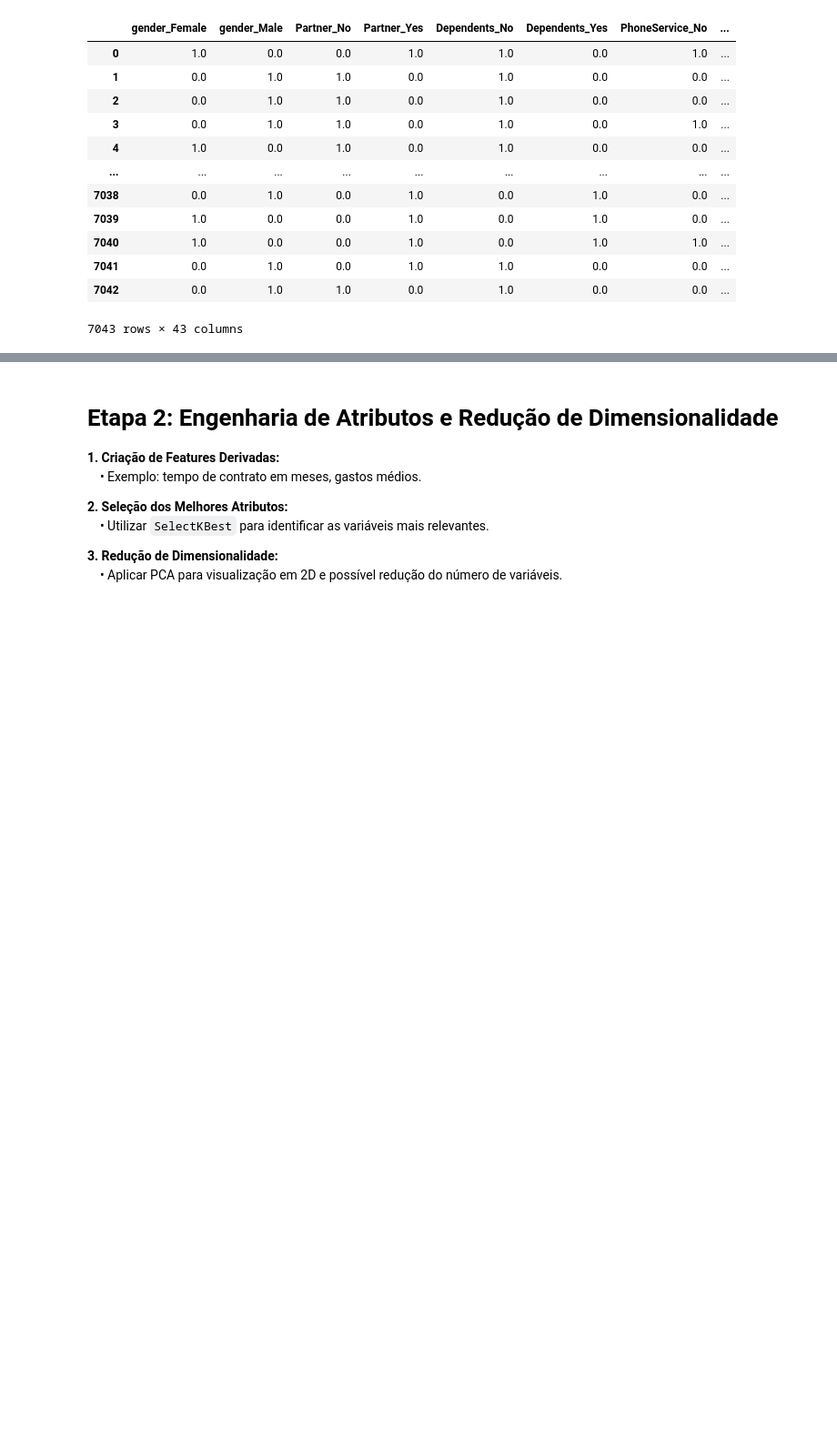
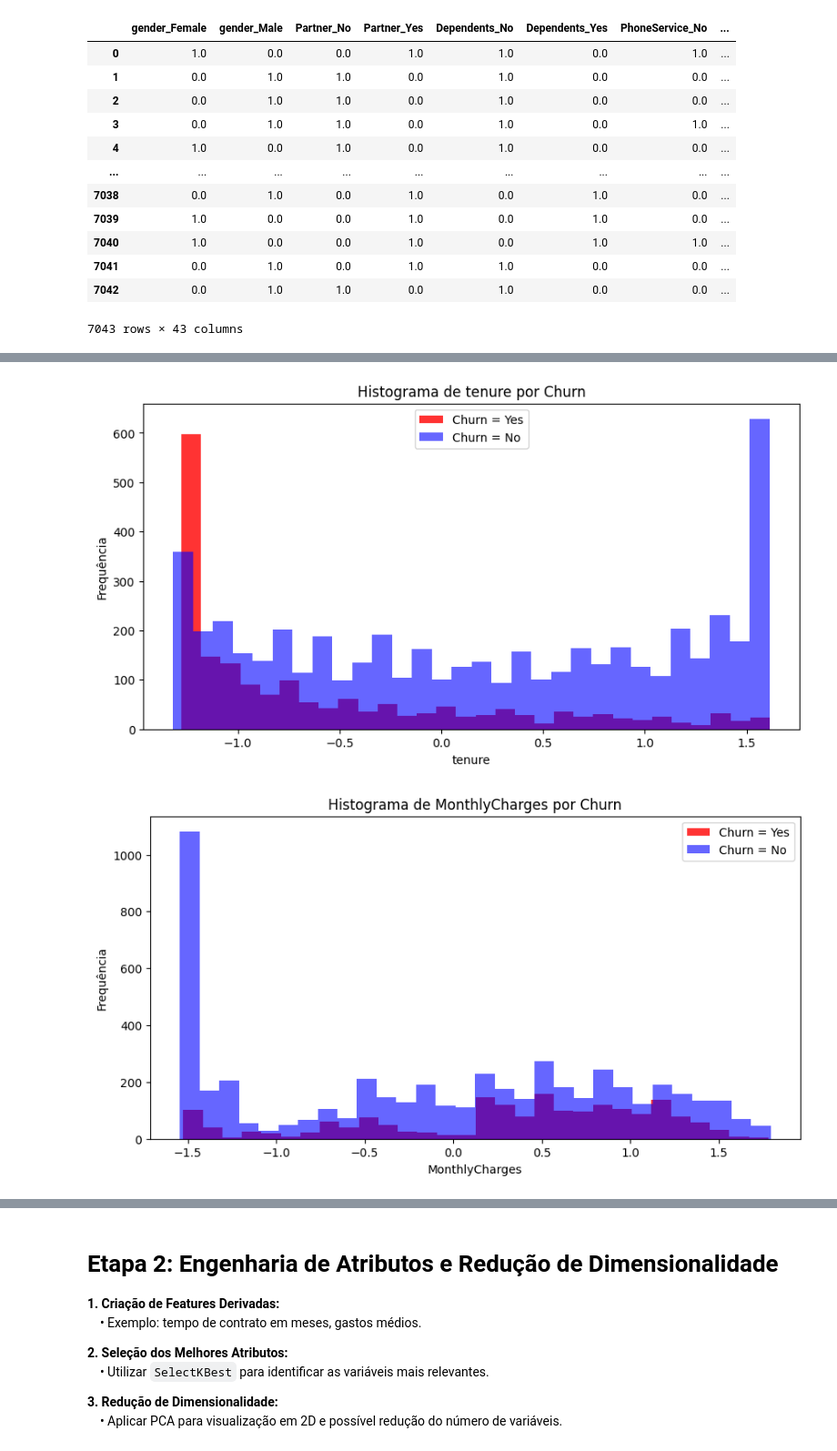
Before and after one commit to diego-albertino/Previsao-Churn, a Jupyter notebook: previsao_de_churn.ipynb, the cells around one changed output, grey strips where cells are left out. Shown at 91% size. Cells and saved outputs as stored; diff of their text form; code cells hidden in the pictures; blank space fills up the shorter version.

Commit message:
Feito o escalonamento e iniciado a análise exploratória

```diff
--- a/previsao_de_churn.ipynb
+++ b/previsao_de_churn.ipynb
@@ -187,3 +187,15 @@ dados
 # %%
 #  Escalonar variaveis numéricas
 from sklearn.preprocessing import StandardScaler
+
+# cria uma instância do StandardScaler
+scaler = StandardScaler()
+
+# seleciona as colunas numéricas
+colunas_numericas = ['tenure', 'MonthlyCharges', 'TotalCharges']
+
+# aplica o scaler nas colunas numéricas
+dados[colunas_numericas] = scaler.fit_transform(dados[colunas_numericas])
+
+# exibe o DataFrame com as colunas numéricas escalonadas
+display(dados)
@@ -189,0 +216,22 @@ from sklearn.preprocessing import StandardScaler
+# %%
+# Análise Exploratória de Dados (AED)
+
+# Analisa a distribuição do cancelamento de clientes (Churn) com cada variável numérica
+for coluna in colunas_numericas:
+    plt.figure(figsize=(10, 5))
+    plt.hist(
+        dados[dados_original['Churn'] == 'Yes'][coluna],
+        alpha=0.8, label='Churn = Yes', bins=30, color='red'
+    )
+    plt.hist(
+        dados[dados_original['Churn'] == 'No'][coluna],
+        alpha=0.6, label='Churn = No', bins=30, color='blue'
+    )
+    plt.title(f'Histograma de {coluna} por Churn')
+    plt.xlabel(coluna)
+    plt.ylabel('Frequência')
+    plt.legend()
+    plt.show()
+# %% [output]
+[figure, added]
+[figure, added]
```
Also changed, not shown: parts of 3 cells of this notebook.
